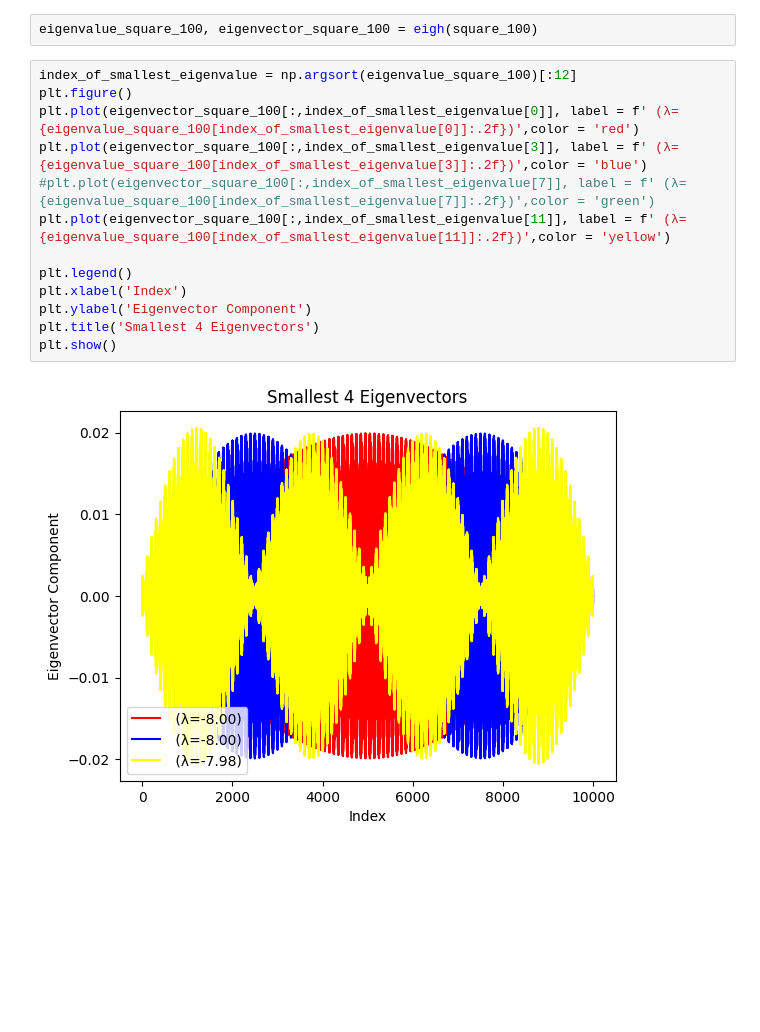
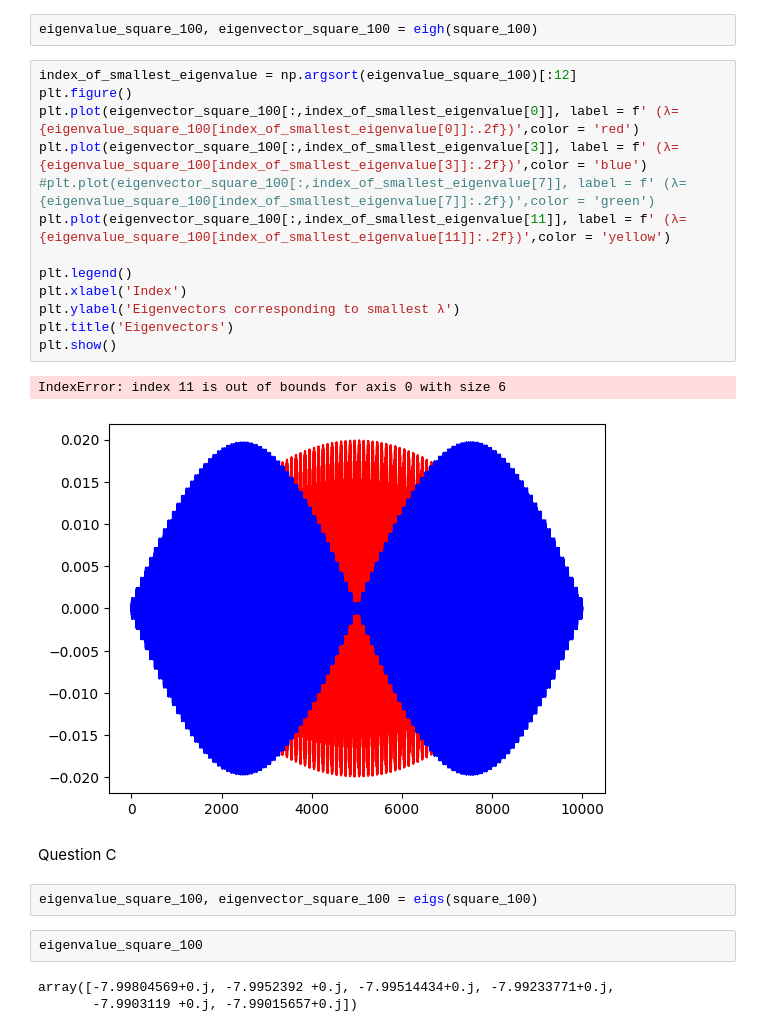
Before and after one commit to HetteWempe/scomp3, a Jupyter notebook: code/ex3.1.ipynb, the cells around one changed output. Saved outputs shown, nothing was run; the diff lists cells and outputs as text; blank space fills up the shorter version.

```diff
--- a/code/ex3.1.ipynb
+++ b/code/ex3.1.ipynb
@@ -138,15 +139,25 @@ eigenvalue_square_100, eigenvector_square_100 = eigh(square_100)
 # %%
 index_of_smallest_eigenvalue = np.argsort(eigenvalue_square_100)[:12]
 plt.figure()
 plt.plot(eigenvector_square_100[:,index_of_smallest_eigenvalue[0]], label = f' (λ={eigenvalue_square_100[index_of_smallest_eigenvalue[0]]:.2f})',color = 'red')
 plt.plot(eigenvector_square_100[:,index_of_smallest_eigenvalue[3]], label = f' (λ={eigenvalue_square_100[index_of_smallest_eigenvalue[3]]:.2f})',color = 'blue')
 #plt.plot(eigenvector_square_100[:,index_of_smallest_eigenvalue[7]], label = f' (λ={eigenvalue_square_100[index_of_smallest_eigenvalue[7]]:.2f})',color = 'green')
 plt.plot(eigenvector_square_100[:,index_of_smallest_eigenvalue[11]], label = f' (λ={eigenvalue_square_100[index_of_smallest_eigenvalue[11]]:.2f})',color = 'yellow')
 
 plt.legend()
 plt.xlabel('Index')
-plt.ylabel('Eigenvector Component')
-plt.title('Smallest 4 Eigenvectors')
+plt.ylabel('Eigenvectors corresponding to smallest λ')
+plt.title('Eigenvectors')
 plt.show()
 # %% [output]
+IndexError: index 11 is out of bounds for axis 0 with size 6
-[figure, old version]
+[figure, new version]
+# %% [markdown]
+Question C
+# %%
+eigenvalue_square_100, eigenvector_square_100 = eigs(square_100)
+# %%
+eigenvalue_square_100
+# %% [output]
+array([-7.99804569+0.j, -7.9952392 +0.j, -7.99514434+0.j, -7.99233771+0.j,
+       -7.9903119 +0.j, -7.99015657+0.j])
```
Also changed, not shown: parts of 1 cell of this notebook.
